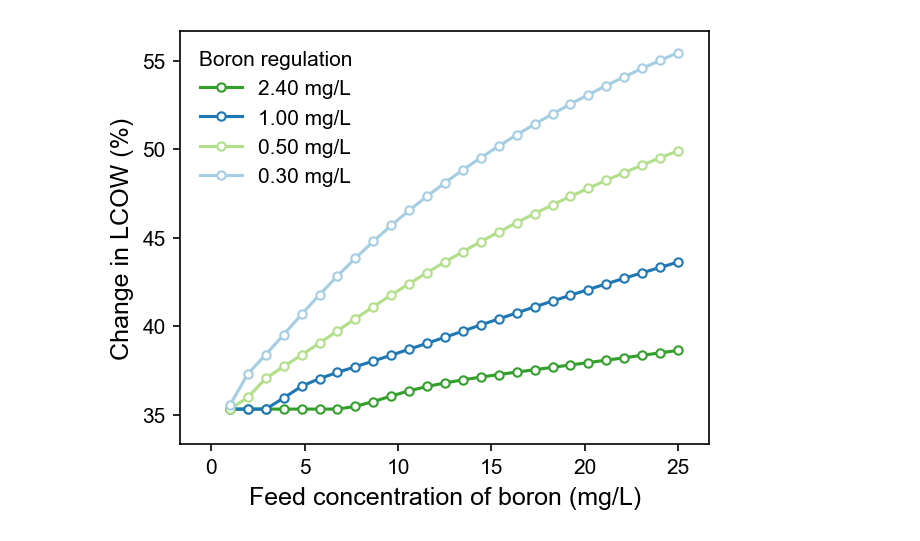
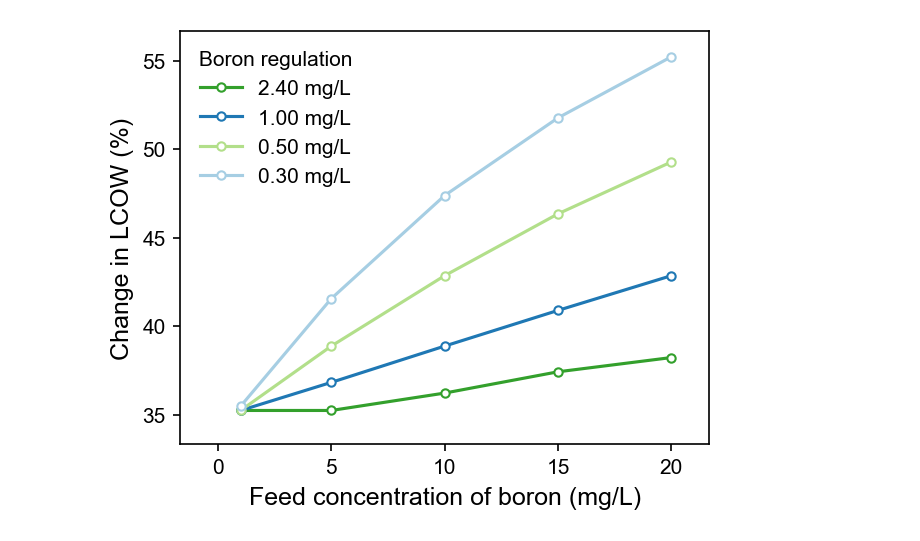
Before and after one commit to savannahsakhai/watertap, a Jupyter notebook: watertap/examples/flowsheets/boron_removal/sweep_plots.ipynb, the cells around one changed output. Cells and saved outputs as stored; diff of their text form; code cells hidden in the pictures.

Commit message:
update surrogate and plots

```diff
--- a/watertap/examples/flowsheets/boron_removal/sweep_plots.ipynb
+++ b/watertap/examples/flowsheets/boron_removal/sweep_plots.ipynb
@@ -38,6 +52,6 @@ mid_light = color_list[2]
 mid_dark = color_list[1]
 dark = color_list[3]
 # %%
-data = pd.read_csv(r'C:\Users\sss0031\Documents\GitHub\watertap\watertap\examples\flowsheets\boron_removal\sensitivity_full_flowsheet_bwro1.csv')
-
+data = pd.read_csv(r'C:\Users\sss0031\Documents\GitHub\watertap\interpolated_sensitivity_full_flowsheet_bwro_map1.csv')
+data = data[data["# boron_feed"] < 25/1000]
 # boron_feed,boron_limit,LCOW,SEC,Recovery,RO1_Boron_rej,RO1_Feed_pH,HCl dose,RO2_Boron_rej,RO2_Feed_pH,NaOH dose,Mem Area RO1,Mem Area RO2,P1,P2
@@ -144,7 +206,7 @@ data2 = data[(data["boron_limit"] == 5.00000e-04) ]
 data3 = data[(data["boron_limit"] == 1.0000e-03) ]
 data4 = data[(data["boron_limit"] == 2.4000e-03) ]
 
-fig = fig_generator.figureGenerator()
+fig = figureGenerator()
 fig.init_figure(width=3.25*1.4,
                 height=3.25*1.1,)
 fig.plot_line(
@@ -212,7 +274,7 @@ fig.plot_line(
         log_data=True,
     )
 
-xformat=[[0, 25], 5]
+xformat=[[0, 20], 5]
 yformat=[[35,55], 5]
 # # x-pltis
 spacing_factor = 3
@@ -236,4 +297,4 @@ WARNING: This tool kit is depreciated - please use psPlotKit - repo ( https://gi
-[figure, old version]
+[figure, new version]
 # %%
 # plt.figure()
 
```
Also changed, not shown: parts of 8 cells of this notebook, 24 other files.
